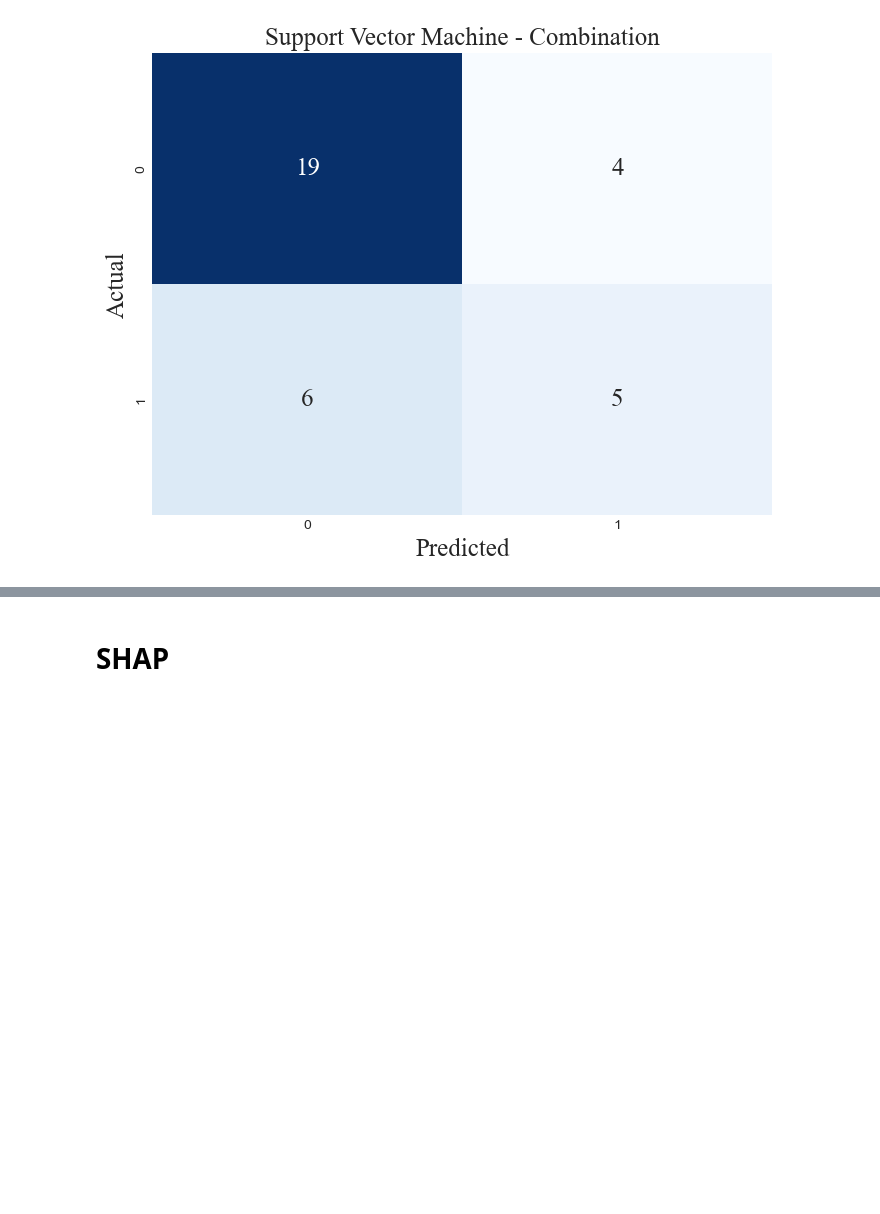
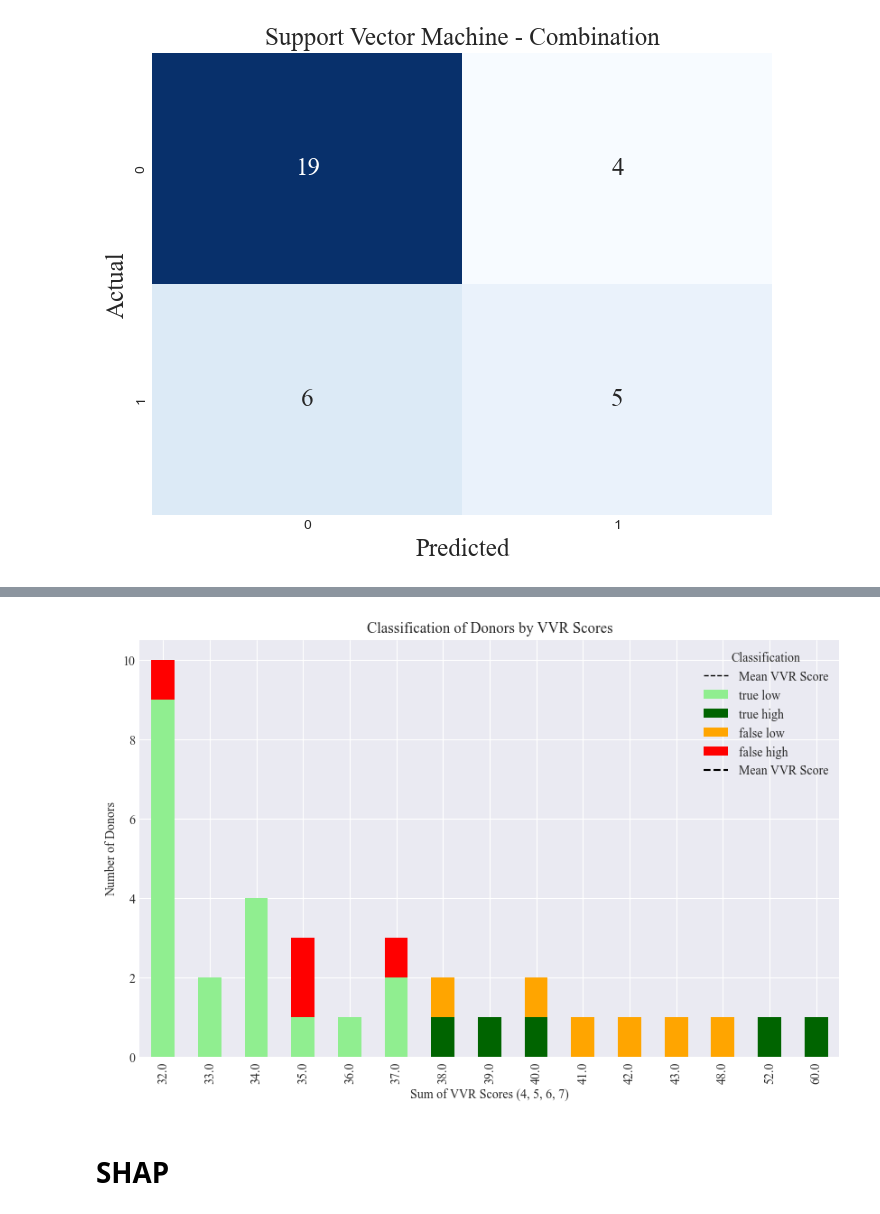
Before and after one commit to DionneSpaltman/predicting_VVR, a Jupyter notebook: models/20_intensity_and_VVR/22_svm.ipynb, the cells around one changed output, grey strips where cells are left out. Drawn from its saved outputs; the diff is of its cells as text; code cells hidden in the pictures; blank space fills up the shorter version.

Commit message:
New graph

```diff
--- a/models/20_intensity_and_VVR/22_svm.ipynb
+++ b/models/20_intensity_and_VVR/22_svm.ipynb
@@ -324,0 +344,3 @@ Text(77.58333333333333, 0.5, 'Actual')
+# %%
+copy_test = pd.read_csv('/Users/dionnespaltman/Desktop/V6/data_04-06-2024/copy_test_10-06-2024.csv')
+display(copy_test)
@@ -325,3 +387,57 @@ Text(77.58333333333333, 0.5, 'Actual')
+# %%
+import pandas as pd
+import matplotlib.pyplot as plt
+
+data = {
+    'VVR_scores': copy_test['Sum_4567'],
+    'y_test': y_test,
+    'y_test_pred': y_test_pred
+}
+df = pd.DataFrame(data)
+# %%
+# Add classification labels
+df['classification'] = 'false high'
+df.loc[(df['y_test'] == 0) & (df['y_test_pred'] == 0), 'classification'] = 'true low'
+df.loc[(df['y_test'] == 1) & (df['y_test_pred'] == 1), 'classification'] = 'true high'
+df.loc[(df['y_test'] == 0) & (df['y_test_pred'] == 1), 'classification'] = 'false high'
+df.loc[(df['y_test'] == 1) & (df['y_test_pred'] == 0), 'classification'] = 'false low'
+
+# Group and count by VVR_score and classification
+grouped = df.groupby(['VVR_scores', 'classification']).size().unstack(fill_value=0)
+
+# Reorder columns to ensure "true low" and "true high" are at the bottom of the stack
+grouped = grouped[['true low', 'true high', 'false low', 'false high']]
+
+# Colors for the classifications
+colors = {
+    'true low': 'lightgreen',
+    'true high': 'darkgreen',
+    'false low': 'orange',
+    'false high': 'red'
+}
+
+# Set font to Times New Roman
+plt.rcParams.update({'font.family': 'serif', 'font.serif': 'Times New Roman'})
+
+# Plot the stacked bar chart
+ax = grouped.plot(kind='bar', stacked=True, figsize=(10, 6), color=[colors.get(x) for x in grouped.columns])
+
+# Add the mean VVR score as a vertical dotted line
+mean_vvr_score = 37.62
+plt.axvline(x=mean_vvr_score, color='black', linestyle='--', linewidth=1, label='Mean VVR Score')
+
+plt.xlabel('Sum of VVR Scores (4, 5, 6, 7)')
+plt.ylabel('Number of Donors')
+plt.title('Classification of Donors by VVR Scores')
+
+# Add legend
+handles, labels = ax.get_legend_handles_labels()
+labels.append('Mean VVR Score')
+plt.legend(handles=handles, labels=labels, title='Classification')
+
+plt.show()
+# %% [output]
+[figure, added]
 # %% [markdown]
 # SHAP
 # %%
```
Also changed, not shown: parts of 4 cells of this notebook, 1 other file.
